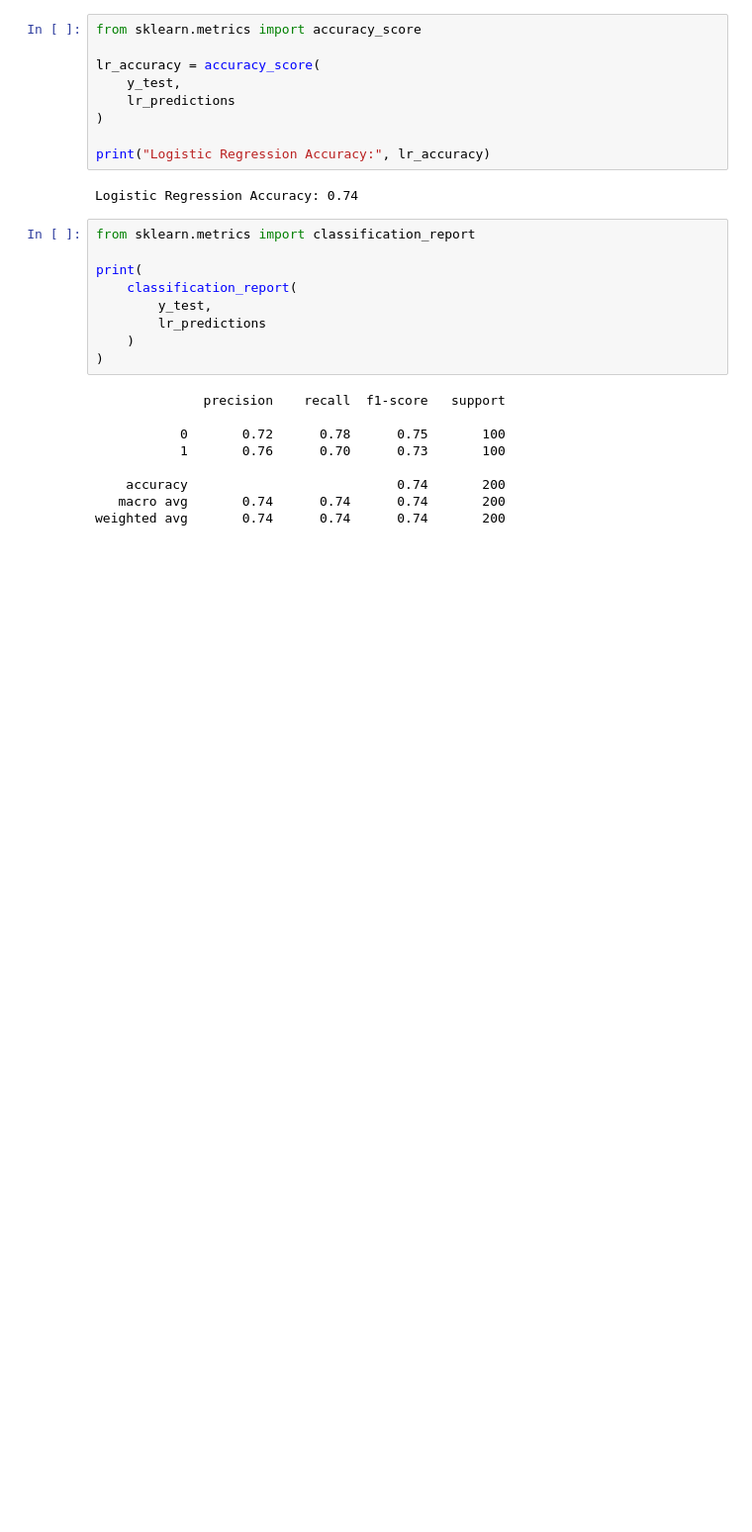
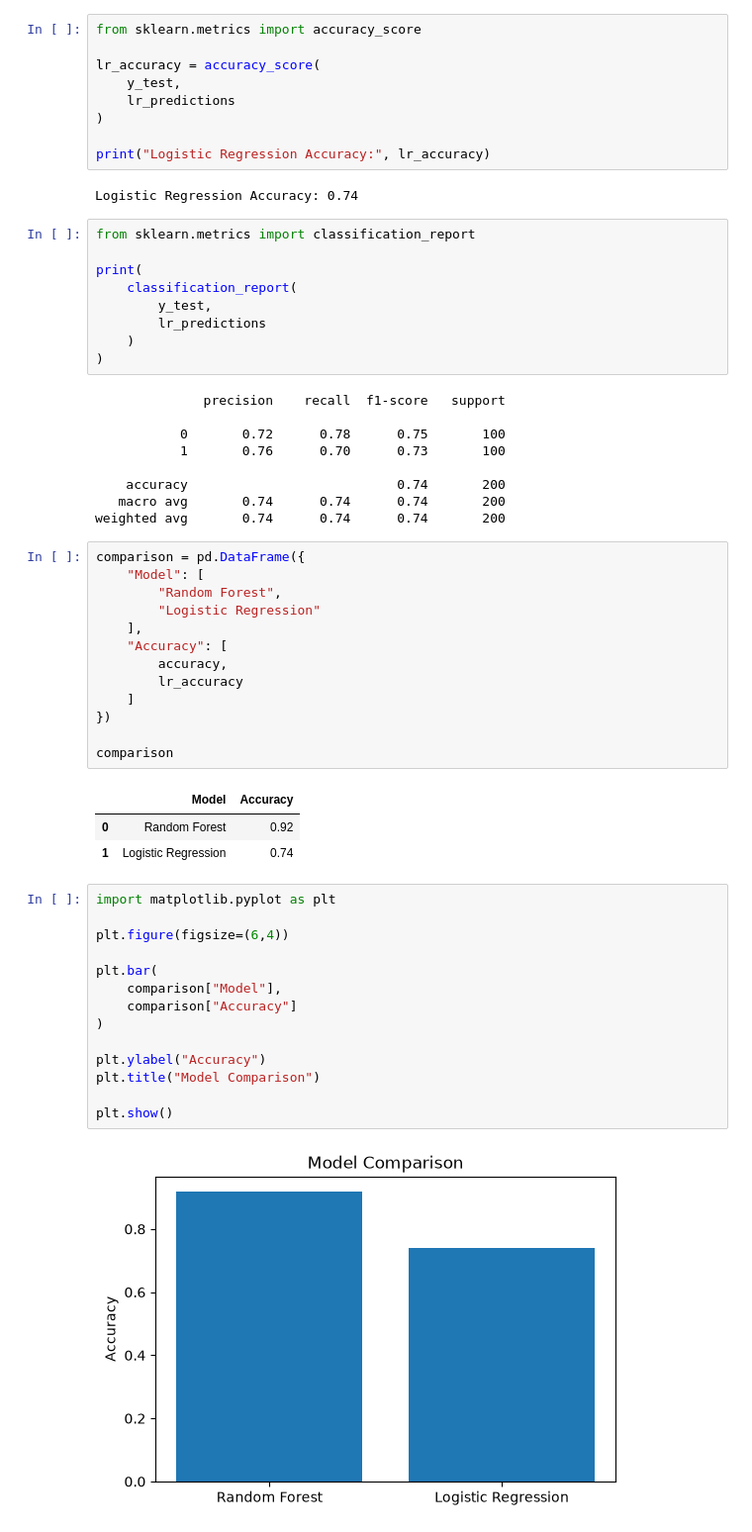
Before and after one commit to Khushubansal29/Deepfake-Audio-Detection-MaRS-, a Jupyter notebook: notebooks/dataset_exploration.ipynb, the cells around one changed output. Shown at 99% size. Cells and saved outputs as stored; diff of their text form; blank space fills up the shorter version.

Commit message:
Compare baseline classification models

```diff
--- a/notebooks/dataset_exploration.ipynb
+++ b/notebooks/dataset_exploration.ipynb
@@ -617,3 +617,36 @@ print(
     accuracy                           0.74       200
    macro avg       0.74      0.74      0.74       200
 weighted avg       0.74      0.74      0.74       200
+# %%
+comparison = pd.DataFrame({
+    "Model": [
+        "Random Forest",
+        "Logistic Regression"
+    ],
+    "Accuracy": [
+        accuracy,
+        lr_accuracy
+    ]
+})
+
+comparison
+# %% [output]
+|  | Model | Accuracy |
+| 0 | Random Forest | 0.92 |
+| 1 | Logistic Regression | 0.74 |
+# %%
+import matplotlib.pyplot as plt
+
+plt.figure(figsize=(6,4))
+
+plt.bar(
+    comparison["Model"],
+    comparison["Accuracy"]
+)
+
+plt.ylabel("Accuracy")
+plt.title("Model Comparison")
+
+plt.show()
+# %% [output]
+[figure, added]
```
